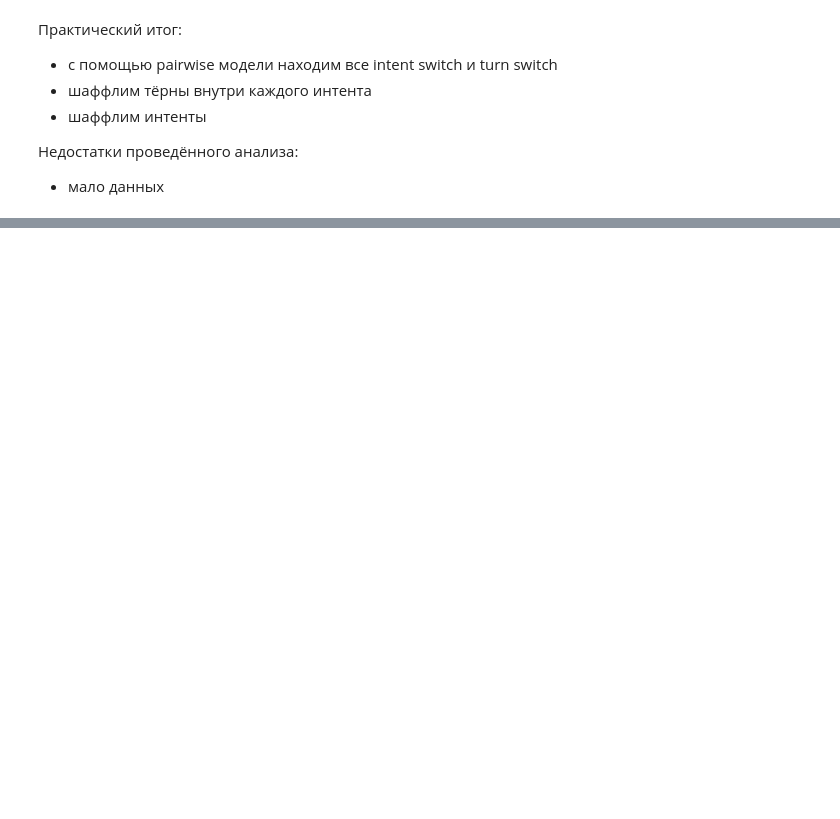
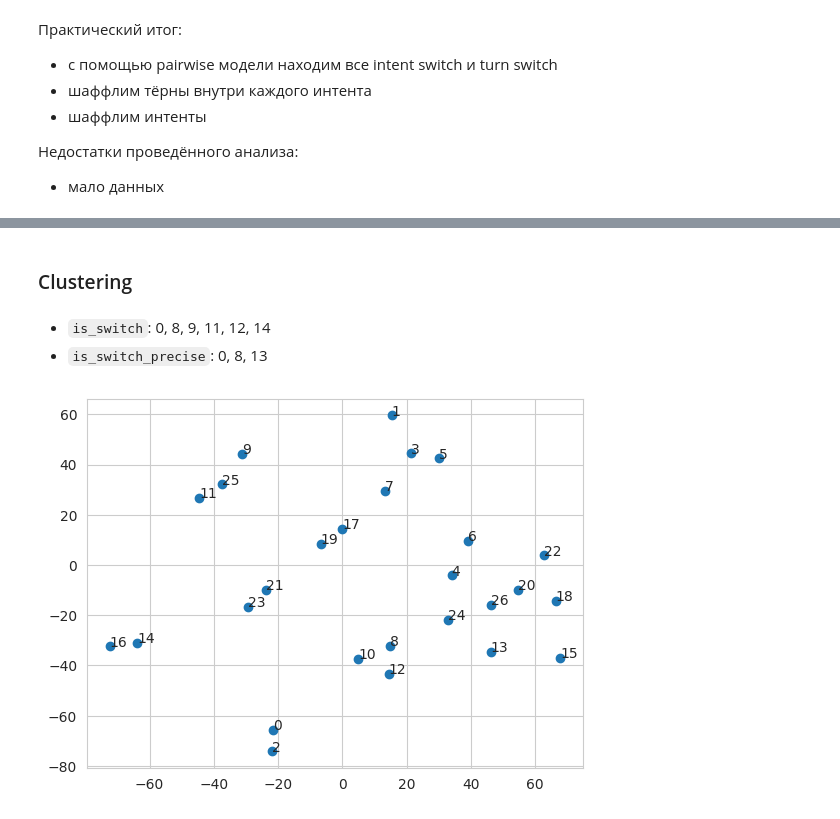
Before and after one commit to voorhs/dialogue-augmentation, a Jupyter notebook: nup/pairwise.ipynb, the cells around one changed output, grey strips where cells are left out. Cells and saved outputs as stored; diff of their text form; code cells hidden in the pictures; blank space fills up the shorter version.

```diff
--- a/pairwise.ipynb
+++ b/nup/pairwise.ipynb
@@ -745,0 +800,20 @@ sns.heatmap(scores_list[i_dia], annot=False, fmt='.1f')
+# %% [markdown]
+### Clustering
+# %% [markdown]
+- `is_switch`: 0, 8, 9, 11, 12, 14
+- `is_switch_precise`: 0, 8, 13
+# %%
+from sklearn.manifold import TSNE
+import seaborn as sns
+sns.set_style('whitegrid')
+import matplotlib.pyplot as plt
+
+
+i_dia = 8
+projected = TSNE(perplexity=5).fit_transform(scores_list[i_dia])
+plt.scatter(projected[:, 0], projected[:, 1])
+ax = plt.gca()
+for i in range(len(scores_list[i_dia])):
+    ax.annotate(str(i), projected[i])
+# %% [output]
+[figure, added]
```
Also changed, not shown: parts of 12 cells of this notebook, 7 other files.
